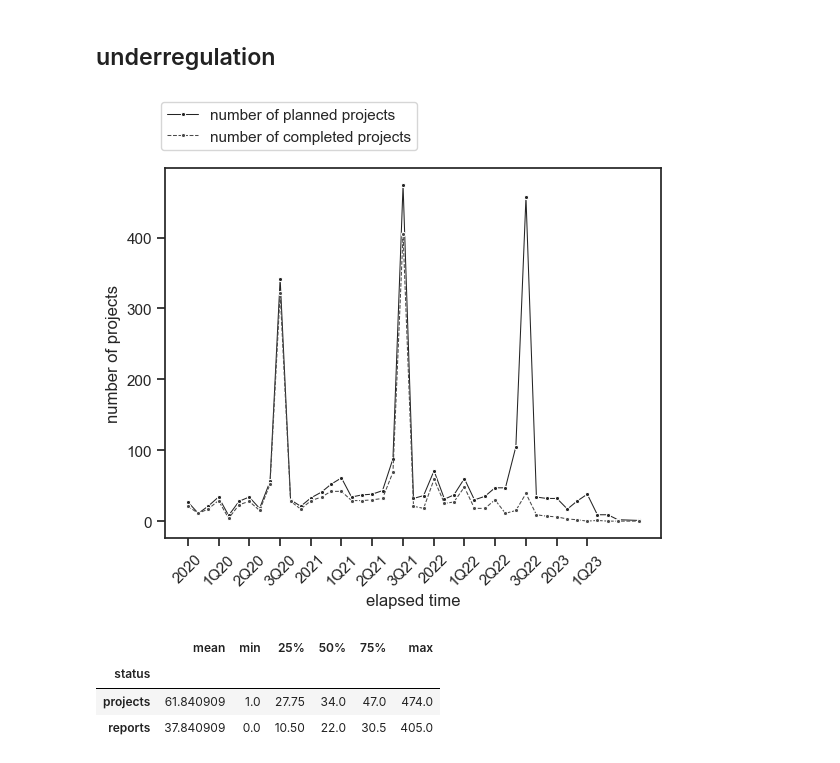
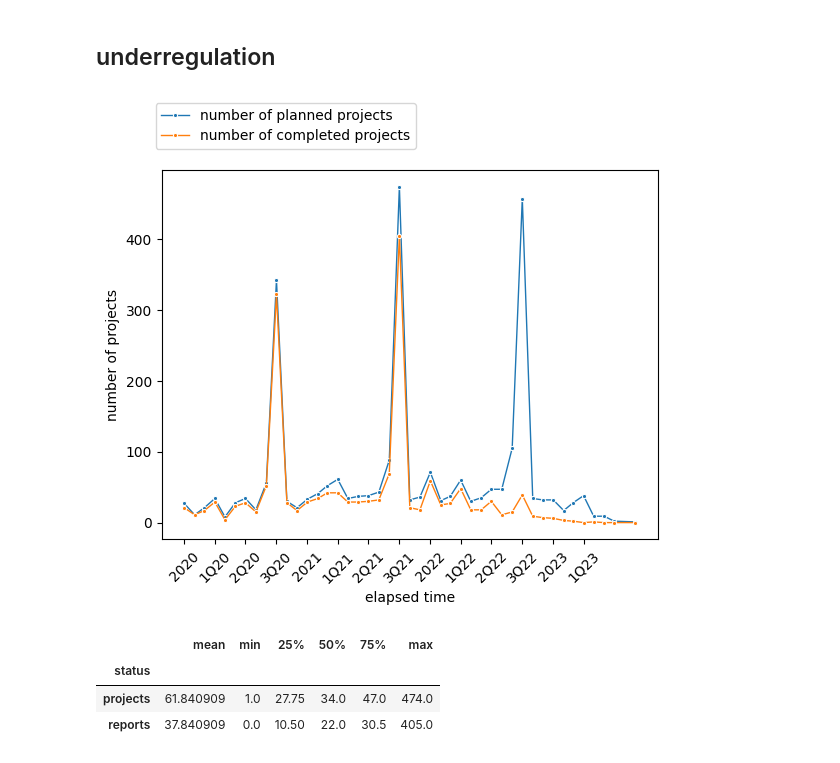
Before and after one commit to Arish-Shah/sam23-group14, a Jupyter notebook: us.ipynb, the cells around one changed output. Cells and saved outputs as stored; diff of their text form; code cells hidden in the pictures.

```diff
--- a/us.ipynb
+++ b/us.ipynb
@@ -7,8 +7,6 @@ import seaborn as sns
 import numpy as np
 import matplotlib.pyplot as plt
 from scipy.stats import ks_2samp
-
-sns.set(font="Arial", style="ticks", palette="gray")
 # %%
 projects_df = pd.read_csv("./raw_data/Projects.csv")
 # %% [markdown]
@@ -96,30 +94,30 @@ stats_df = df.describe()[["difference"]].drop(["count", "std"]); stats_df.T
 # %%
 df = pd.DataFrame()
 df["actual"] = pd.to_datetime(projects_df["actualStartDate"])
 df["status"] = projects_df["projectStatus"]
 df = df.dropna()
 
 df["date"] = pd.to_datetime(df["actual"].dt.to_period("M").astype(str) + "-01")
 stats = df.groupby(["date", "status"]).size().unstack(fill_value=0)
 stats["projects"] = stats["Canceled"] + stats["Complete"] + stats["Completed"] + stats["In Progress"]
 stats["reports"] = stats["Complete"] + stats["Completed"]
 stats["date"] = pd.to_datetime(stats.index)
 
 stats = stats[(stats["date"].dt.year >= 2020)]
 
 plt.clf()
-ax = sns.lineplot(x="date", y="projects", data=stats, linewidth=0.75, marker=".", label="number of planned projects")
-ax = sns.lineplot(x="date", y="reports", data=stats, linewidth=0.75, marker=".", linestyle="--", label="number of completed projects")
+ax = sns.lineplot(x="date", y="projects", data=stats, linewidth=1, marker=".", label="number of planned projects")
+ax = sns.lineplot(x="date", y="reports", data=stats, linewidth=1, marker=".", label="number of completed projects")
 ax.set_xticks(["2020-01-01", "2020-04-01", "2020-07-01", "2020-10-01", "2021-01-01", "2021-04-01", "2021-07-01", "2021-10-01", "2022-01-01", "2022-04-01", "2022-07-01", "2022-10-01", "2023-01-01", "2023-04-01"])
 ax.set_xticklabels(["2020", "1Q20", "2Q20", "3Q20", "2021", "1Q21", "2Q21", "3Q21", "2022", "1Q22", "2Q22", "3Q22", "2023", "1Q23"], rotation=45)
 ax.set_xlabel("elapsed time")
 ax.set_ylabel("number of projects")
 plt.legend(bbox_to_anchor=(0.25, 1.2), loc="upper center")
 plt.show()
 
 stats_df = stats.describe()[["projects", "reports"]].drop(["count", "std"]); stats_df.T
 # %% [output]
-[figure, old version]
+[figure, new version]
 |  | mean | min | 25% | 50% | 75% | max |
 | status |  |  |  |  |  |  |
 | projects | 61.840909 | 1.0 | 27.75 | 34.0 | 47.0 | 474.0 |
```
Also changed, not shown: parts of 2 cells of this notebook.
